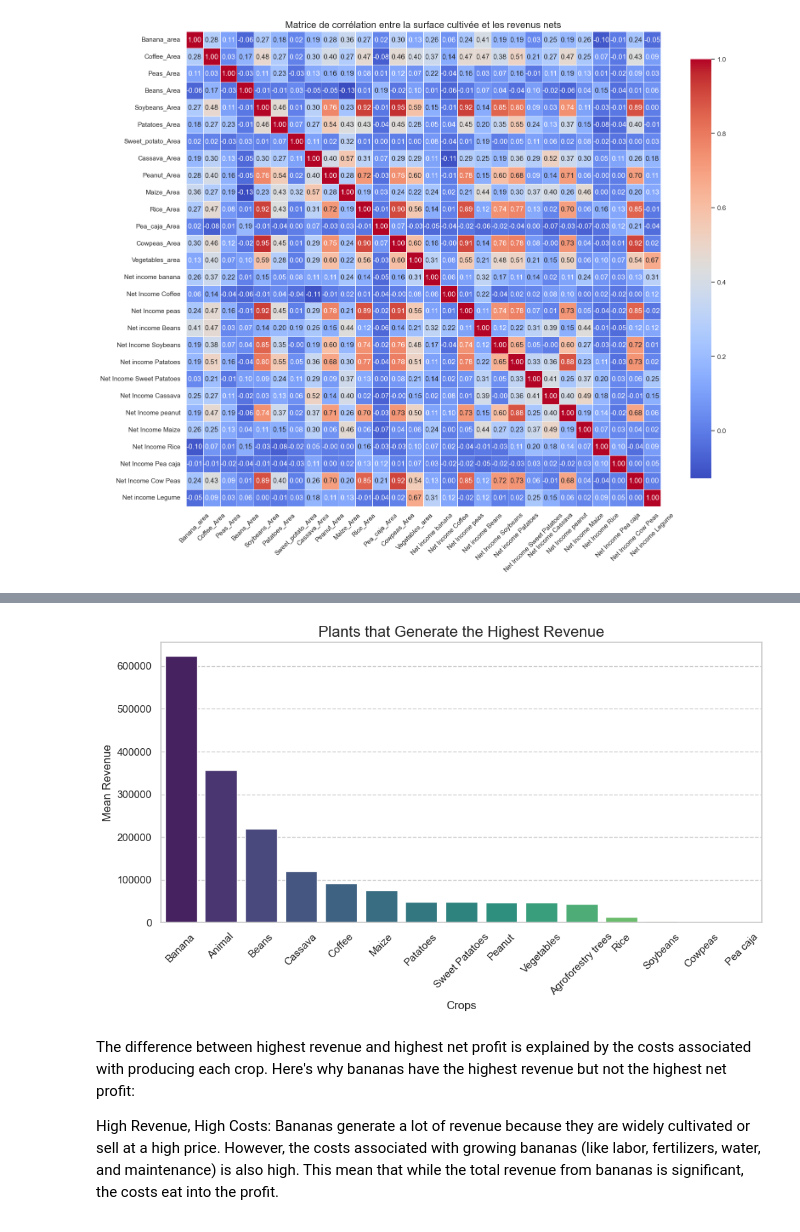
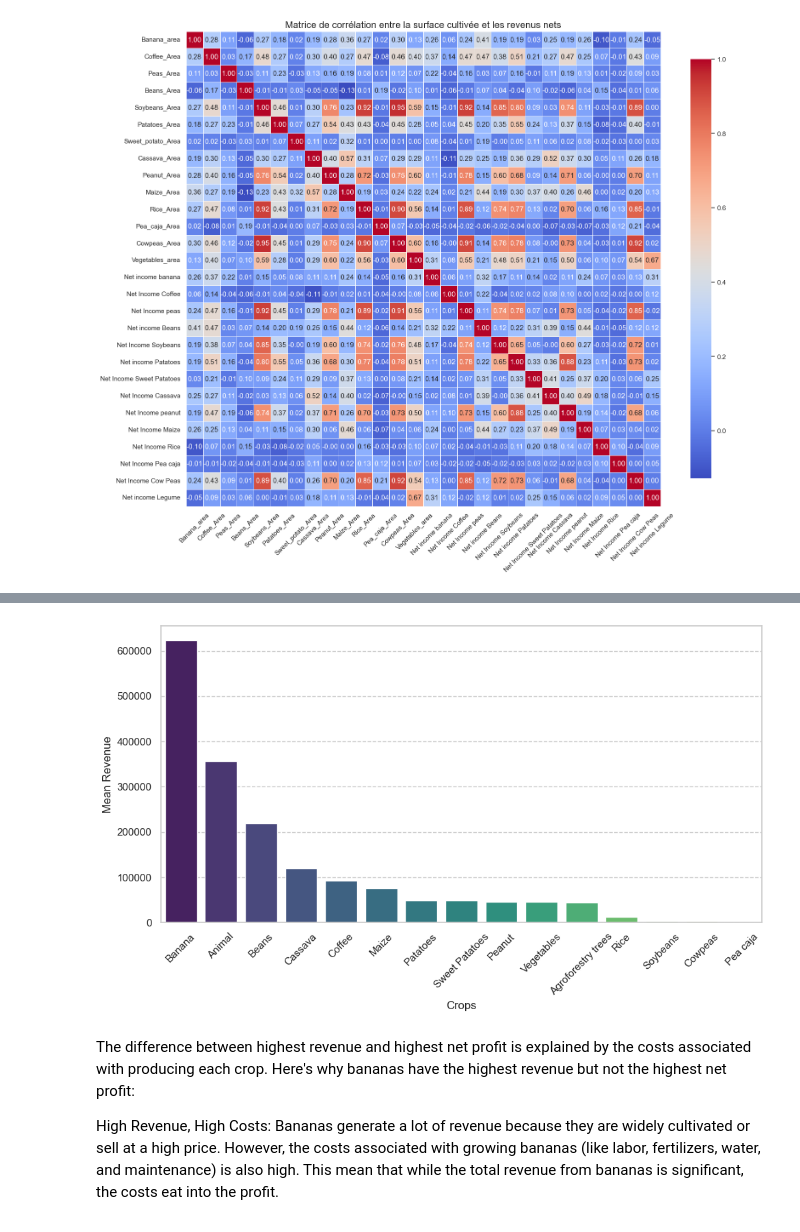
Before and after one commit to Jodick-Ndayisenga/Artificial-Intelligence, a Jupyter notebook: week_2/agro_forestry.ipynb, the cells around one changed output, grey strips where cells are left out. Cells and saved outputs as stored; diff of their text form; code cells hidden in the pictures.

```diff
--- a/week_2/agro_forestry.ipynb
+++ b/week_2/agro_forestry.ipynb
@@ -481,33 +481,33 @@ plt.show()
 # %%
 # Step 1: Calculate mean revenue for each crop
 revenue_data = []
 for crop, (revenue_col, _) in crop_columns.items():
     mean_revenue = df[revenue_col].mean() if revenue_col in df.columns else 0
     revenue_data.append({
         'Crop': crop,
         'Mean Revenue': mean_revenue
     })
 
 # Step 2: Create a DataFrame for revenue data
 revenue_df = pd.DataFrame(revenue_data)
 
 # Step 3: Sort the DataFrame by Mean Revenue in descending order
 revenue_df.sort_values(by='Mean Revenue', ascending=False, inplace=True)
 
 # Step 4: Plot the plants that generate the highest revenue
 plt.figure(figsize=(10, 6))
 sns.barplot(data=revenue_df, x='Crop', y='Mean Revenue', palette='viridis')
 
 # Adding plot details
-plt.title('Plants that Generate the Highest Revenue', fontsize=16)
+#plt.title('Plants that Generate the Highest Revenue', fontsize=16)
 plt.xlabel('Crops', fontsize=12)
 plt.ylabel('Mean Revenue', fontsize=12)
 plt.xticks(rotation=45)
 plt.grid(axis='y', linestyle='--')
 plt.tight_layout()
 plt.show()
 # %% [output]
-[figure, old version]
+[figure, new version]
 # %% [markdown]
 The difference between highest revenue and highest net profit is explained by the costs associated with producing each crop. Here's why bananas have the highest revenue but not the highest net profit:
 
```
Also changed, not shown: parts of 5 cells of this notebook, 2 other files.
